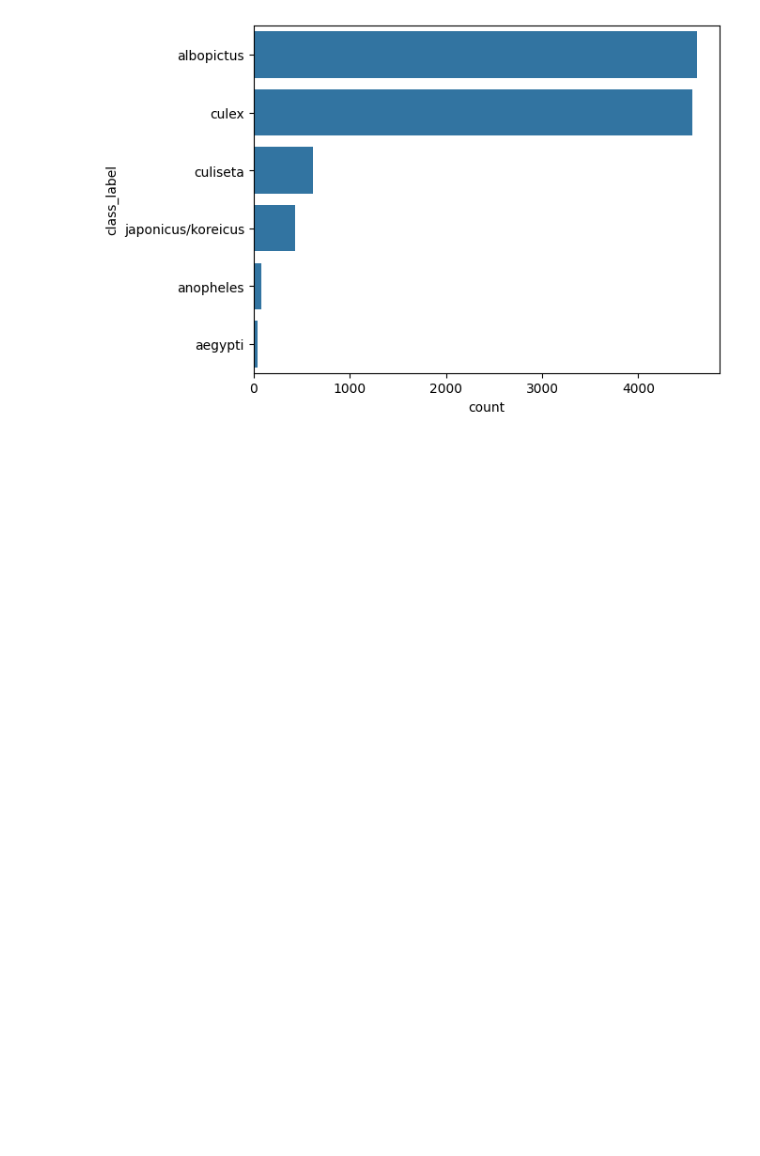
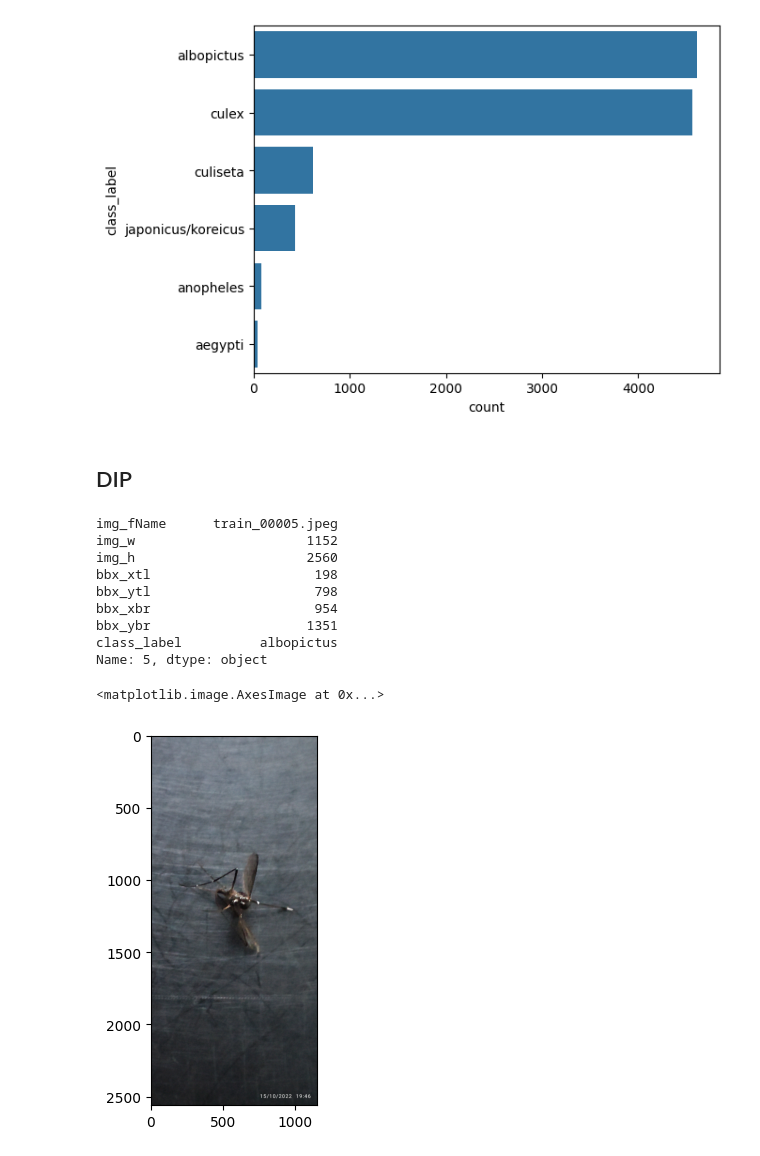
Before and after one commit to sassani/mosquitos-detector, a Jupyter notebook: main.ipynb, the cells around one changed output. Saved outputs shown, nothing was run; the diff lists cells and outputs as text; code cells hidden in the pictures; blank space fills up the shorter version.

```diff
--- a/main.ipynb
+++ b/main.ipynb
@@ -62,3 +64,22 @@ sns.countplot(y='class_label', data=df, order=df['class_label'].value_counts().i
 # %% [output]
 <Axes: xlabel='count', ylabel='class_label'>
 [figure]
+# %% [markdown]
+## DIP
+# %%
+sample = df.iloc[5]
+print(sample) # print the sample
+image = cv.cvtColor(cv.imread(os.path.join(DATA_PATH,'final', sample['img_fName'])), cv.COLOR_BGR2RGB)
+plt.imshow(image)
+# %% [output]
+img_fName      train_00005.jpeg
+img_w                      1152
+img_h                      2560
+bbx_xtl                     198
+bbx_ytl                     798
+bbx_xbr                     954
+bbx_ybr                    1351
+class_label          albopictus
+Name: 5, dtype: object
+<matplotlib.image.AxesImage at 0x...>
+[figure, added]
```
Also changed, not shown: parts of 1 cell of this notebook, 1 other file.
